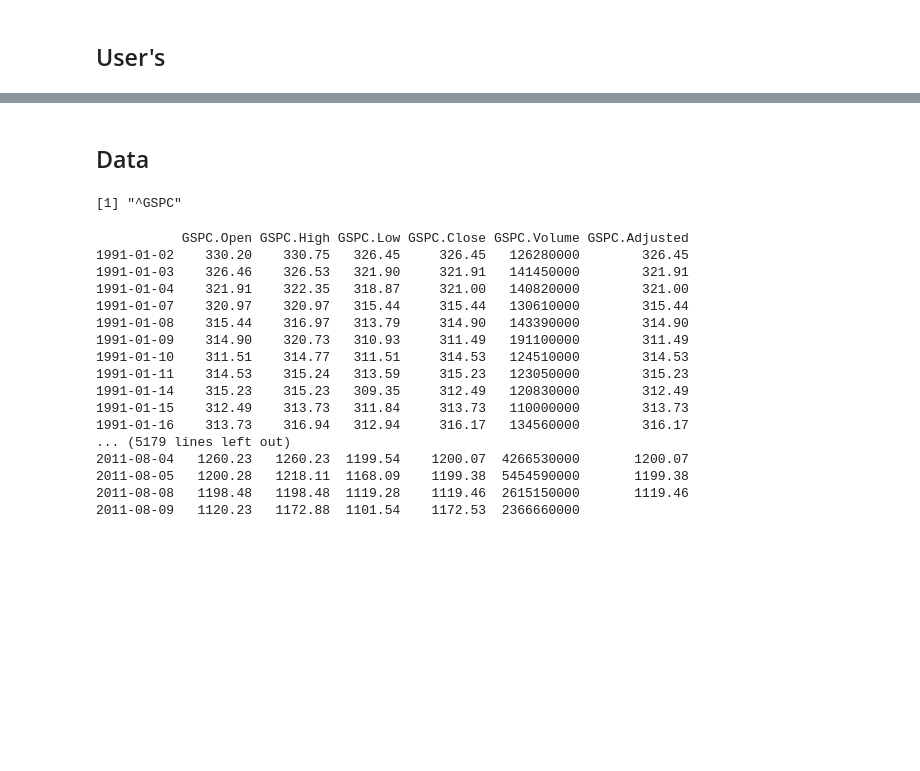
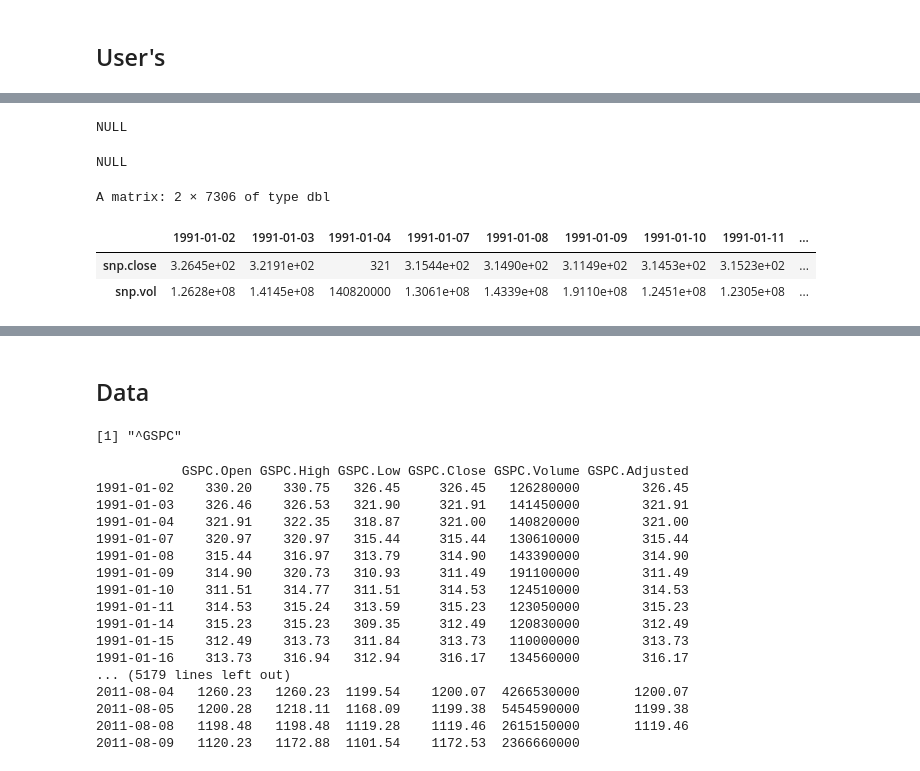
Before and after one commit to lbk209/timeseries, a Jupyter notebook: r_arima_snp500.ipynb, the cells around one changed output, grey strips where cells are left out. Cells and saved outputs as stored; diff of their text form; code cells hidden in the pictures; blank space fills up the shorter version.

```diff
--- a/r_arima_snp500.ipynb
+++ b/r_arima_snp500.ipynb
@@ -160,0 +164,25 @@ n.minmaxscale <- function(x) {
+# %%
+# transform or inv.
+if (is.null(sc)) {
+    sc <- apply(x, 2, mean)
+    ss <- (apply(x, 2, max) - apply(x, 2, min)) / 2
+    x <- apply(x, 1, function(r) {(r - sc) / ss})
+    #x <- t(x)
+    #attr(x, 'scaled:center') <- sc
+    #attr(x, 'scaled:scale') <- ss
+} else {
+    # arrts reset
+    x <- apply(x, 1, function(r) {r*attr(x,'scaled:scale') + attr(x, 'scaled:center')})
+    sc <- NULL
+}
+
+sc
+attr(x, 'scaled:center')
+head(x)
+# %% [output]
+NULL
+NULL
+A matrix: 2 × 7306 of type dbl
+|  | 1991-01-02 | 1991-01-03 | 1991-01-04 | 1991-01-07 | 1991-01-08 | 1991-01-09 | 1991-01-10 | 1991-01-11 | ... |
+| snp.close | 3.2645e+02 | 3.2191e+02 | 321 | 3.1544e+02 | 3.1490e+02 | 3.1149e+02 | 3.1453e+02 | 3.1523e+02 | ... |
+| snp.vol | 1.2628e+08 | 1.4145e+08 | 140820000 | 1.3061e+08 | 1.4339e+08 | 1.9110e+08 | 1.2451e+08 | 1.2305e+08 | ... |
```
Also changed, not shown: parts of 21 cells of this notebook.
